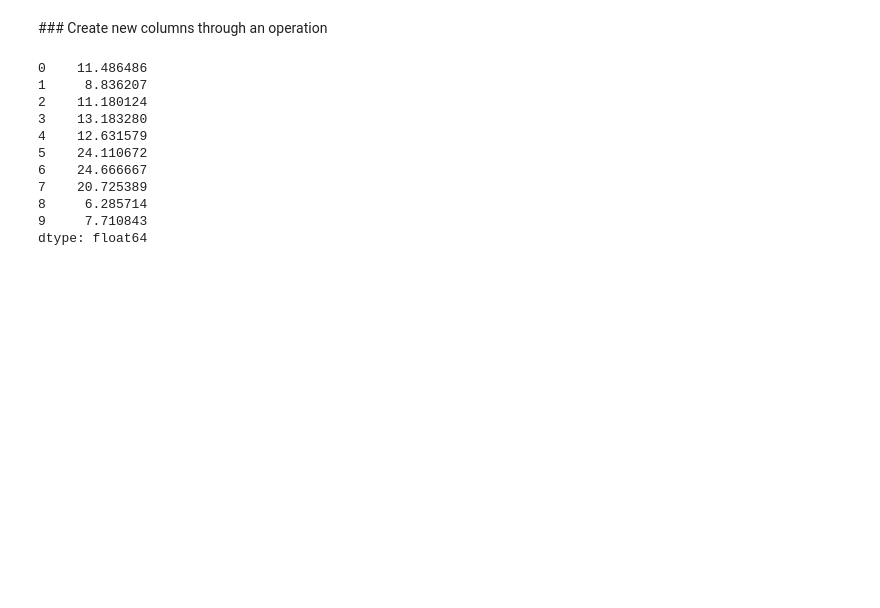
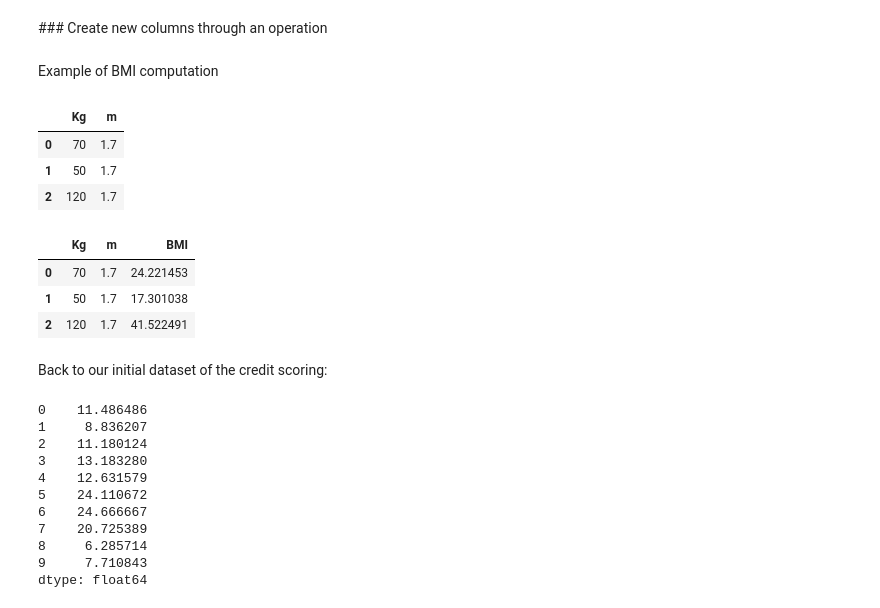
Before and after one commit to pepebonet/Introduction_Python, a Jupyter notebook: scripts/Introduction_to_Pandas.ipynb, the cells around one changed output. Cells and saved outputs as stored; diff of their text form; code cells hidden in the pictures; blank space fills up the shorter version.

```diff
--- a/scripts/Introduction_to_Pandas.ipynb
+++ b/scripts/Introduction_to_Pandas.ipynb
@@ -249,6 +249,27 @@ new_df.drop(['Ramon'])
 | Rosa | 32 | 4.15 | Default |
 # %% [markdown]
 ### Create new columns through an operation
+# %% [markdown]
+Example of BMI computation
+# %%
+bmi = pd.DataFrame([[70, 1.70], [50, 1.70], [120, 1.70]], columns = ['Kg', 'm'])
+# %%
+bmi
+# %% [output]
+|  | Kg | m |
+| 0 | 70 | 1.7 |
+| 1 | 50 | 1.7 |
+| 2 | 120 | 1.7 |
+# %%
+bmi['BMI'] = bmi['Kg'] / (bmi['m'] ** 2)
+bmi
+# %% [output]
+|  | Kg | m | BMI |
+| 0 | 70 | 1.7 | 24.221453 |
+| 1 | 50 | 1.7 | 17.301038 |
+| 2 | 120 | 1.7 | 41.522491 |
+# %% [markdown]
+Back to our initial dataset of the credit scoring:
 # %%
 df['Age'] / df['Loan_Salary_ratio']
 # %% [output]
```
Also changed, not shown: parts of 5 cells of this notebook.
